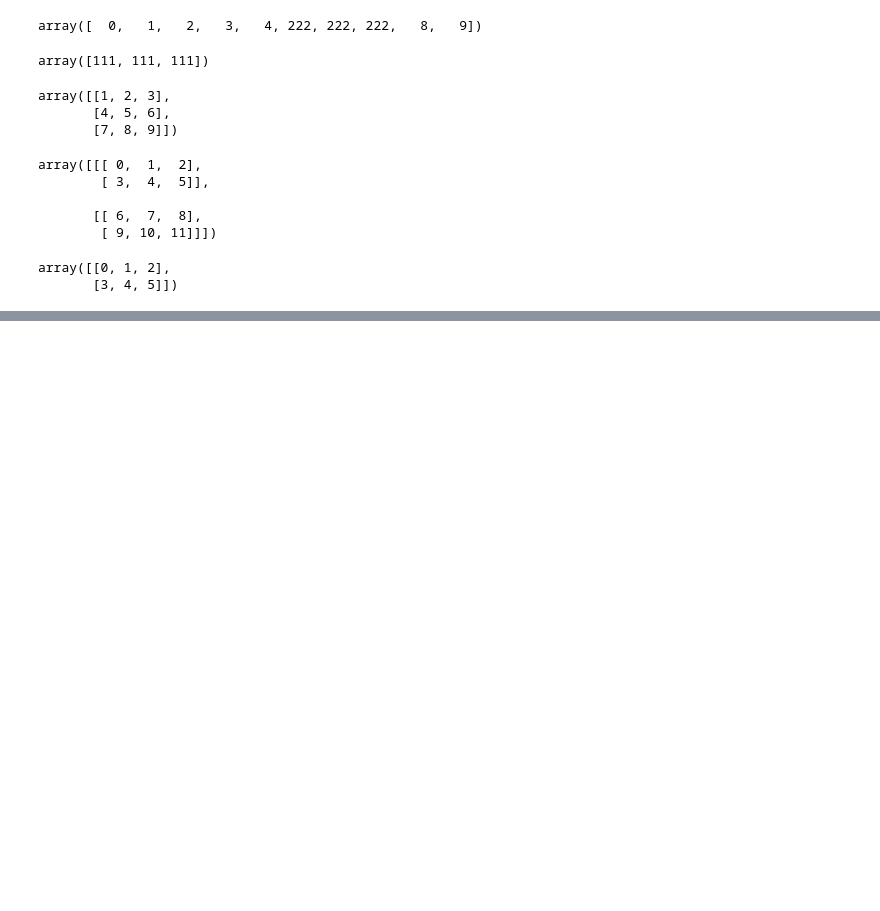
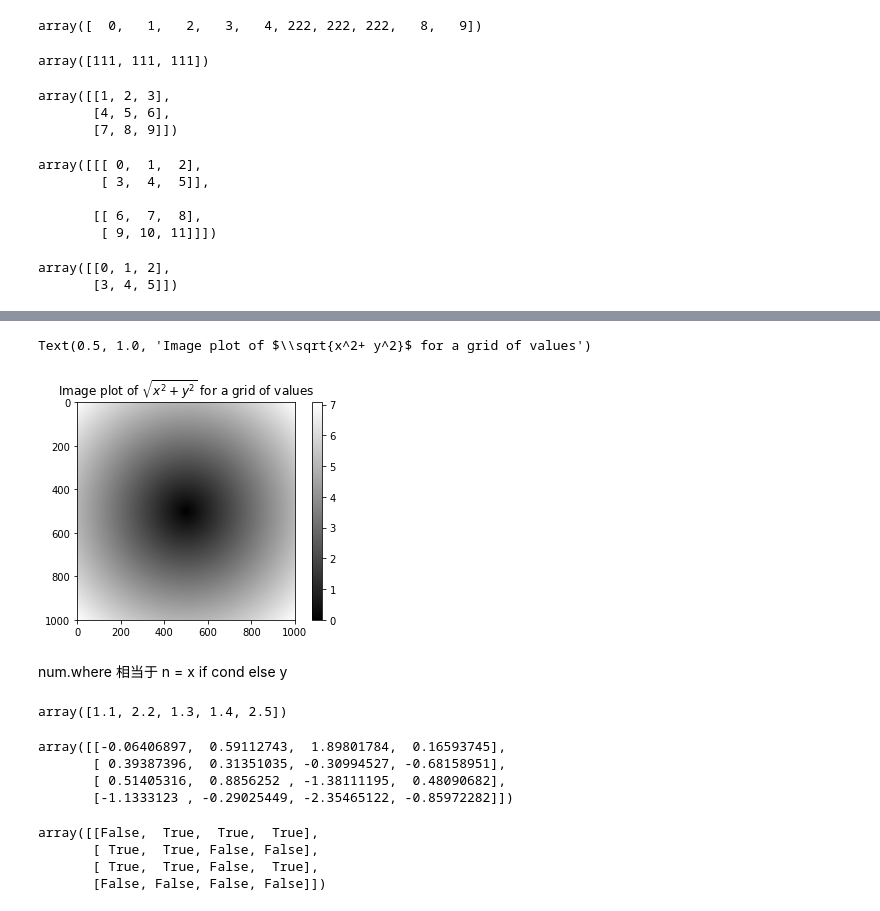
Before and after one commit to AN-ZE/DataAnalysis-note, a Jupyter notebook: Task1/capter-four.ipynb, the cells around one changed output, grey strips where cells are left out. Cells and saved outputs as stored; diff of their text form; code cells hidden in the pictures; blank space fills up the shorter version.

```diff
--- a/Task1/capter-four.ipynb
+++ b/Task1/capter-four.ipynb
@@ -267,0 +581,5 @@ array([[0, 1, 2],
+# %%
+points = np.arange(-5,5,0.01)
+# %%
+xs, ys = np.meshgrid(points,points)
+xs
@@ -267,0 +604,3 @@ array([[0, 1, 2],
+# %%
+z = np.sqrt(xs ** 2 + ys ** 2)
+z
@@ -267,0 +623,8 @@ array([[0, 1, 2],
+# %%
+plt.imshow(z, cmap=plt.cm.gray);plt.colorbar()
+plt.title("Image plot of $\sqrt{x^2+ y^2}$ for a grid of values")
+# %% [output]
+Text(0.5, 1.0, 'Image plot of $\\sqrt{x^2+ y^2}$ for a grid of values')
+[figure, added]
+# %% [markdown]
+num.where 相当于 n = x if cond else y
@@ -267,0 +635,20 @@ array([[0, 1, 2],
+# %%
+result = np.where(cond, xarr, yarr)
+result
+# %% [output]
+array([1.1, 2.2, 1.3, 1.4, 2.5])
+# %%
+arr = np.random.randn(4,4)
+arr
+# %% [output]
+array([[-0.06406897,  0.59112743,  1.89801784,  0.16593745],
+       [ 0.39387396,  0.31351035, -0.30994527, -0.68158951],
+       [ 0.51405316,  0.8856252 , -1.38111195,  0.48090682],
+       [-1.1333123 , -0.29025449, -2.35465122, -0.85972282]])
+# %%
+arr > 0
+# %% [output]
+array([[False,  True,  True,  True],
+       [ True,  True, False, False],
+       [ True,  True, False,  True],
+       [False, False, False, False]])
```
Also changed, not shown: parts of 103 cells of this notebook.
